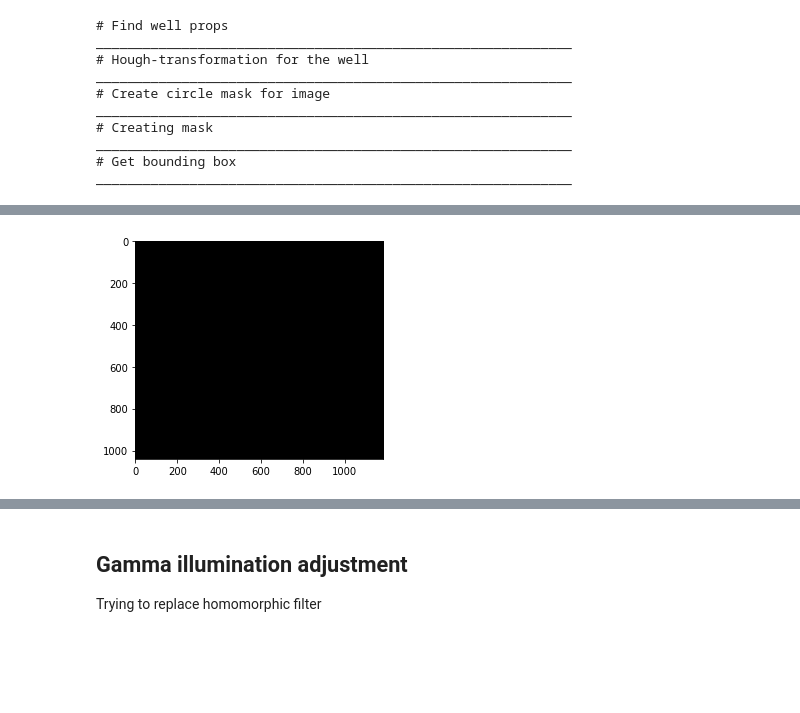
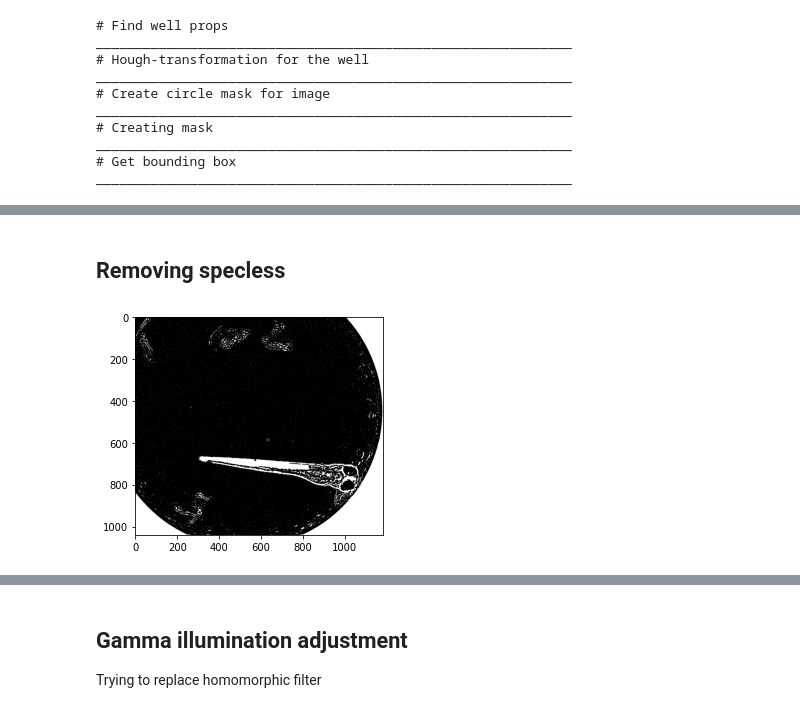
Before and after one commit to gimesia/zebrafisher, a Jupyter notebook: __docs/__notebooks/get_poss_fish_pipe.ipynb, the cells around one changed output, grey strips where cells are left out. Cells and saved outputs as stored; diff of their text form; code cells hidden in the pictures; blank space fills up the shorter version.

```diff
--- a/__docs/__notebooks/get_poss_fish_pipe.ipynb
+++ b/__docs/__notebooks/get_poss_fish_pipe.ipynb
@@ -125,0 +131,26 @@ plt.show()
+# %%
+from skimage.filters.edges import sobel
+from skimage.morphology import disk
+from skimage.filters.thresholding import threshold_local, threshold_yen
+
+thresh = threshold_yen(equalized)
+binary = equalized > thresh
+fig, ax = plt.subplots(nrows=2, ncols=2, figsize=(15, 12))
+
+dilated = morphology.binary_dilation(binary)
+eroded = morphology.binary_erosion(dilated)
+
+# closed = morphology.binary_closing(binary)
+size = fishy.well_props.mask.cropped_gray.size * 0.1
+closed = morphology.area_closing(binary, size)
+
+"""testie = morphology.remove_small_objects(dilated)
+"""
+ax[0, 0].imshow(binary, 'gray')
+ax[0, 0].set_title('binary')
+ax[0, 1].imshow(dilated, 'gray')
+ax[0, 1].set_title('dilated')
+ax[1, 0].imshow(eroded, 'gray')
+ax[1, 0].set_title('eroded')
+ax[1, 1].imshow(sobel(eroded), 'gray')
+ax[1, 1].set_title('tewstie')
@@ -126,10 +160,23 @@ plt.show()
+# %% [markdown]
+## Removing specless
 # %%
+import numpy as np
+import matplotlib.pyplot as plt
+import skimage.morphology, skimage.data
 
-labels = skimage.morphology.label(img)
+testie = morphology.remove_small_holes(eroded, size)
+
+specless = testie
+size_th = specless.size * 0.001
+
+# specless = morphology.remove_small_objects(testie, size_th)
+"""
+labels = skimage.morphology.label(specless)
 labelCount = np.bincount(labels.ravel())
 background = np.argmax(labelCount)
-img[labels != background] = 255
-plt.imshow(img, cmap=plt.cm.gray)
+specless[labels != background] = 255
+"""
+plt.imshow(specless, 'gray')
 plt.show()
 # %% [output]
-[figure, old version]
+[figure, new version]
```
Also changed, not shown: parts of 17 cells of this notebook, 3 other files.
